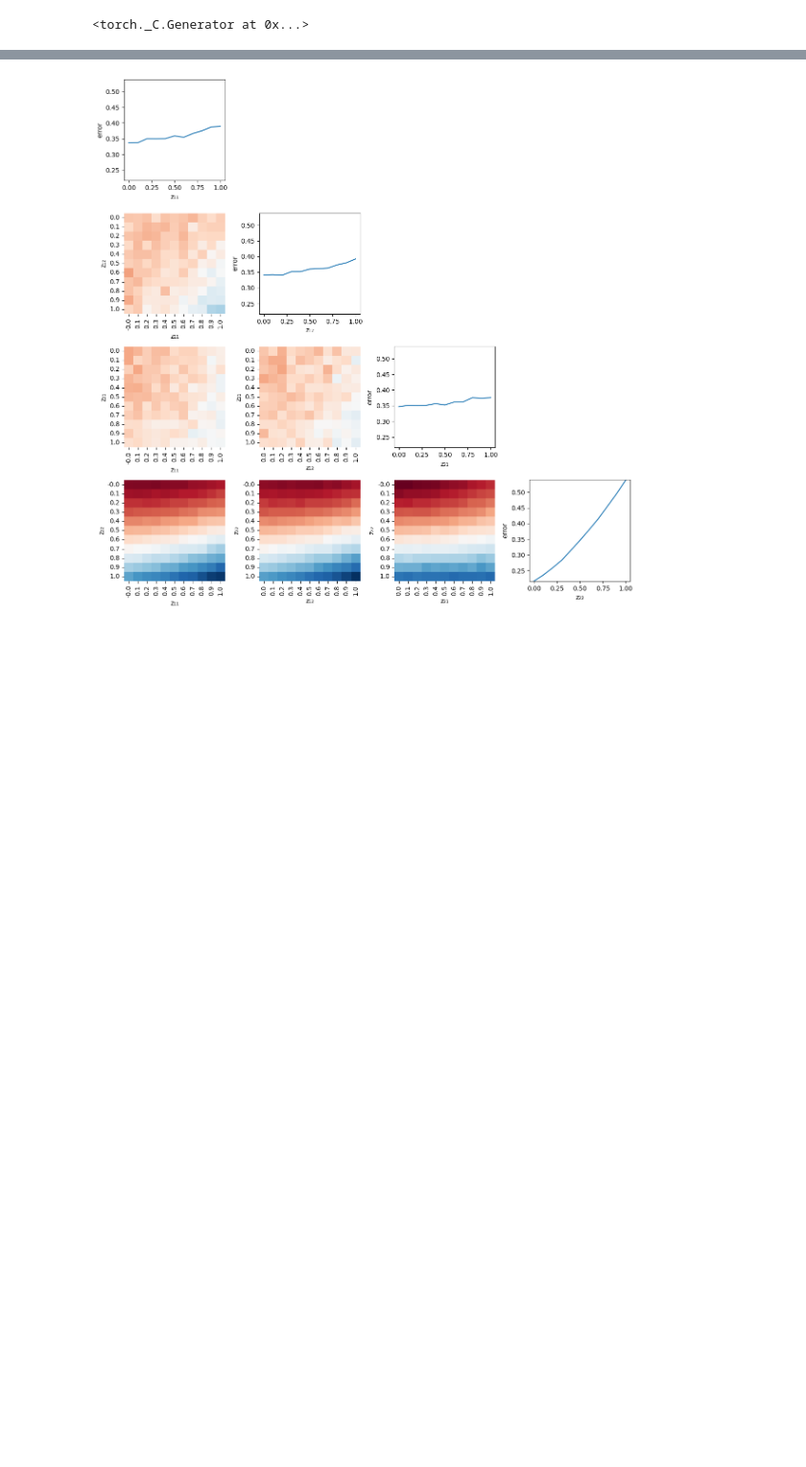
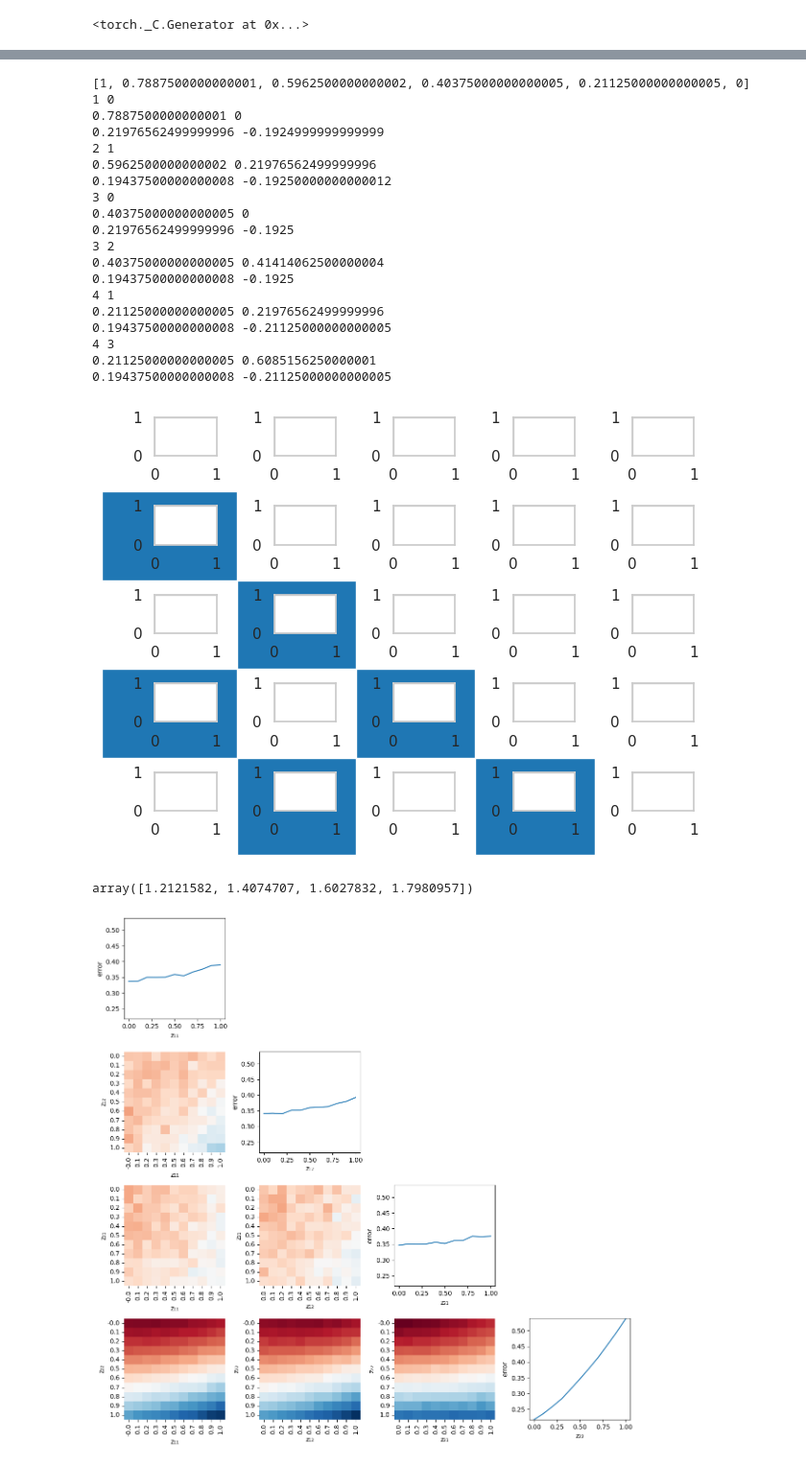
Before and after one commit to brendel-group/compositional-ood-generalization, a Jupyter notebook: notebooks/test.ipynb, the cells around one changed output, grey strips where cells are left out. Shown: that part at 96% size. Cells and saved outputs as stored; diff of their text form; code cells hidden in the pictures; blank space fills up the shorter version.

Commit message:
added sprite world renderer

```diff
--- a/notebooks/test.ipynb
+++ b/notebooks/test.ipynb
@@ -42,3 +93,73 @@ visualize_output_grid(f, 5, (0, 1), plot_size=1)
+# %%
+import matplotlib.pyplot as plt
+import matplotlib.transforms as mtrans
+import matplotlib.patches as patches
+import numpy as np
+
+def _get_xy_between_plots(fig, axs):
+    # get bounding boxes
+    r = fig.canvas.get_renderer()
+    get_bbox = lambda ax: ax.get_tightbbox(r).transformed(fig.transFigure.inverted())
+    bboxes = np.array([get_bbox(ax) for ax in axs.flat], mtrans.Bbox).reshape(axs.shape)
+
+    # get min/max extent and coordinates between them
+    xmax = np.array([b.x1 for b in bboxes.flat]).reshape(axs.shape).max(axis=0)
+    xmin = np.array([b.x0 for b in bboxes.flat]).reshape(axs.shape).min(axis=0)
+    ymax = np.array([b.y1 for b in bboxes.flat]).reshape(axs.shape).max(axis=1)
+    ymin = np.array([b.y0 for b in bboxes.flat]).reshape(axs.shape).min(axis=1)
+    xs = np.c_[xmax[1:], xmin[:-1]].mean(axis=1)
+    ys = np.c_[ymax[1:], ymin[:-1]].mean(axis=1)
+    return xs, ys
+
+fig, axs = plt.subplots(5, 5)
+plt.tight_layout()
+xs, ys = _get_xy_between_plots(fig, axs)
+# for x, y in zip(xs, ys):
+#     print(x, y)
+#     # horizontal divider
+#     line = plt.Line2D([0,x],[y,y], transform=fig.transFigure, color="red")
+#     fig.add_artist(line)
+#     # vertical divider
+#     line = plt.Line2D([x,x],[0,y], transform=fig.transFigure, color="red")
+#     fig.add_artist(line)
+xs, ys = [0] + list(xs) + [1], [1] + list(ys) + [0]
+print(ys)
+for row in range(5):
+    for col in range(row):
+        if (row + col) % 2 == 1:
+            w = xs[col + 1] - xs[col]
+            h = ys[row + 1] - ys[row]
+            # axs[row, col].patch.set_facecolor("red")
+            print(row, col)
+            print(ys[row], xs[col])
+            print(w, h)
+            patch = patches.Rectangle((xs[col], ys[row]), w, h, edgecolor=None, facecolor="tab:blue", transform=fig.transFigure, zorder=0)
+            fig.add_artist(patch)
+# %% [output]
+[1, 0.7887500000000001, 0.5962500000000002, 0.40375000000000005, 0.21125000000000005, 0]
+1 0
+0.7887500000000001 0
+0.21976562499999996 -0.1924999999999999
+2 1
+0.5962500000000002 0.21976562499999996
+0.19437500000000008 -0.19250000000000012
+3 0
+0.40375000000000005 0
+0.21976562499999996 -0.1925
+3 2
+0.40375000000000005 0.41414062500000004
+0.19437500000000008 -0.1925
+4 1
+0.21125000000000005 0.21976562499999996
+0.19437500000000008 -0.21125000000000005
+4 3
+0.21125000000000005 0.6085156250000001
+0.19437500000000008 -0.21125000000000005
+[figure, added]
+# %%
+xs + [0]
+# %% [output]
+array([1.2121582, 1.4074707, 1.6027832, 1.7980957])
 # %%
 checkpoint = Path("/home/thaddaus/code/cood/_checkpoints/ADD_ortho_20230411-140849/latest.pt")
 
```
Also changed, not shown: parts of 6 cells of this notebook, 3 other files.
